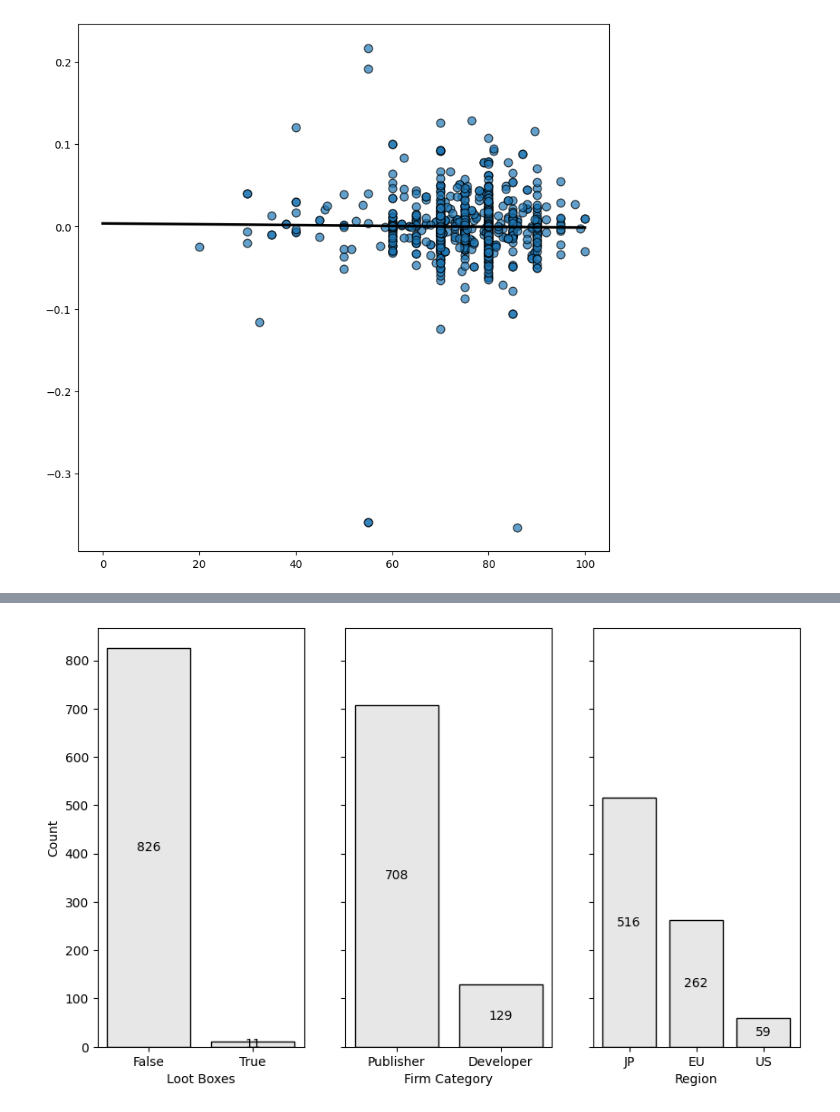
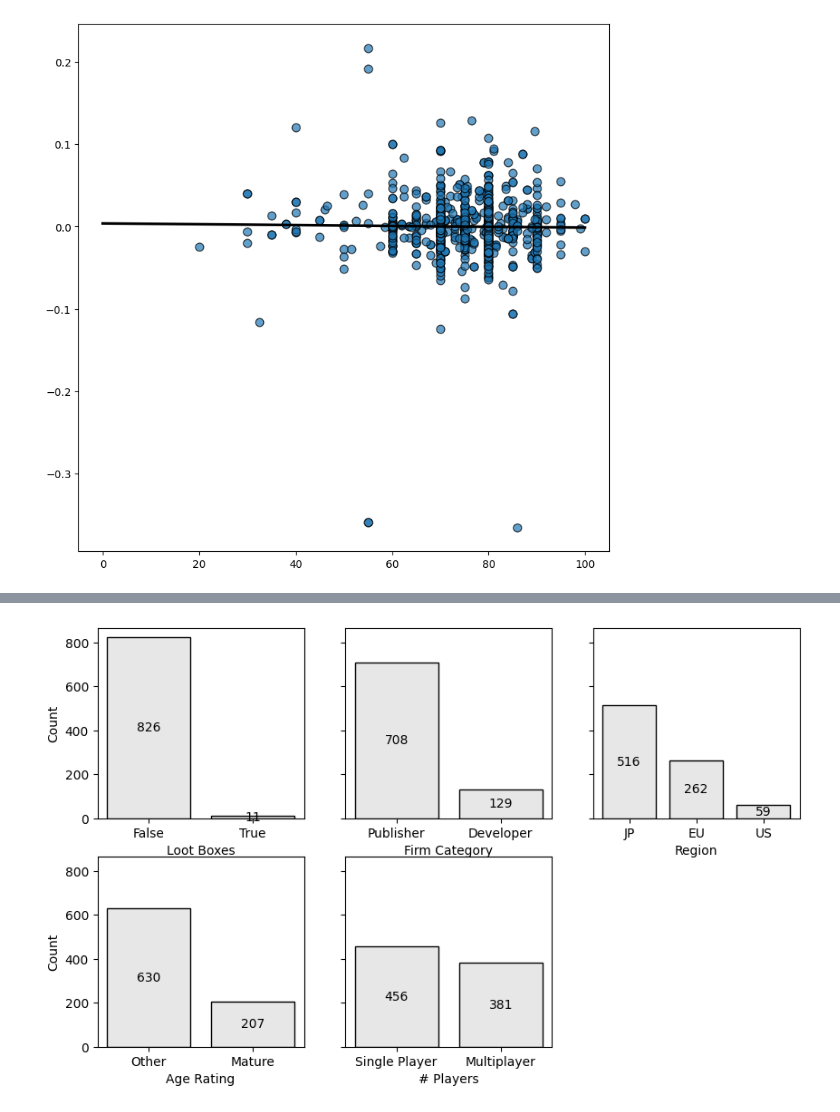
Before and after one commit to c0nn0rstevens/video-game-review-scores-returns-thesis, a Jupyter notebook: cross_sectional_regressions.ipynb, the cells around one changed output, grey strips where cells are left out. Saved outputs shown, nothing was run; the diff lists cells and outputs as text; code cells hidden in the pictures.

```diff
--- a/cross_sectional_regressions.ipynb
+++ b/cross_sectional_regressions.ipynb
@@ -291,4 +304,0 @@ Text(0.5, 0, 'Excess Returns')
-# %%
-fig, ax = plt.subplots(figsize = (9, 9))
-ax = sns.histplot(np.log(games_returns_release_df['excess_return'] + 1), kde=True, bins=50)
-ax.lines[0].set_color('crimson')
@@ -453,33 +588,59 @@ def add_dev_pub(dev_bool, pub_bool):
         return 'publisher'
     else:
         return 'neither'
+# %%
+def add_mature(mature_bool):
+    if mature_bool:
+        return 'mature'
+    elif not mature_bool:
+        return 'other'
+    else:
+        return 'neither'
+# %%
+def add_multiplayer(multi_bool):
+    if multi_bool:
+        return 'Multiplayer'
+    else:
+        return 'Single Player'
 # %%
 games_returns_release_df['region'] = games_returns_release_df.apply(lambda x: add_region_name(eu_bool=x['eu'], jp_bool=x['jp'], us_bool=x['us']), axis=1)
 games_returns_release_df['dev_pub'] = games_returns_release_df.apply(lambda x: add_dev_pub(dev_bool=x['developer'], pub_bool=x['publisher']), axis=1)
+games_returns_release_df['age_rating'] = games_returns_release_df['mature'].map(add_mature)
+games_returns_release_df['players'] = games_returns_release_df['multiplayer'].map(add_multiplayer)
 # %%
 subplot_bar(
     df=games_returns_release_df,
     variables=[
         'hasLootBoxes',
         'dev_pub',
-        'region'
+        'region',
+        'age_rating',
+        'players'
     ],
     num_columns=3,
     x_labels=[
         'Loot Boxes',
         'Firm Category',
-        'Region'
+        'Region',
+        'Age Rating',
+        '# Players'
     ],
     legend_labels=[
         'Loot Boxes',
-        'Dev. or Pub.',
-        'Region'
+        'Firm Category',
+        'Region',
+        'Age Rating',
+        '# Players'
     ],
     bar_labels=[
         ['False', 'True'],
         ['Publisher', 'Developer'],
-        ['JP', 'EU', 'US']
-    ]
+        ['JP', 'EU', 'US'],
+        ['Other', 'Mature'],
+        ['Single Player', 'Multiplayer']
+    ],
+    figure_size=(11,11),
+    y_label_plots=[0,3]
     )
 # %% [output]
-[figure, old version]
+[figure, new version]
```
Also changed, not shown: parts of 26 cells of this notebook, 12 other files.
